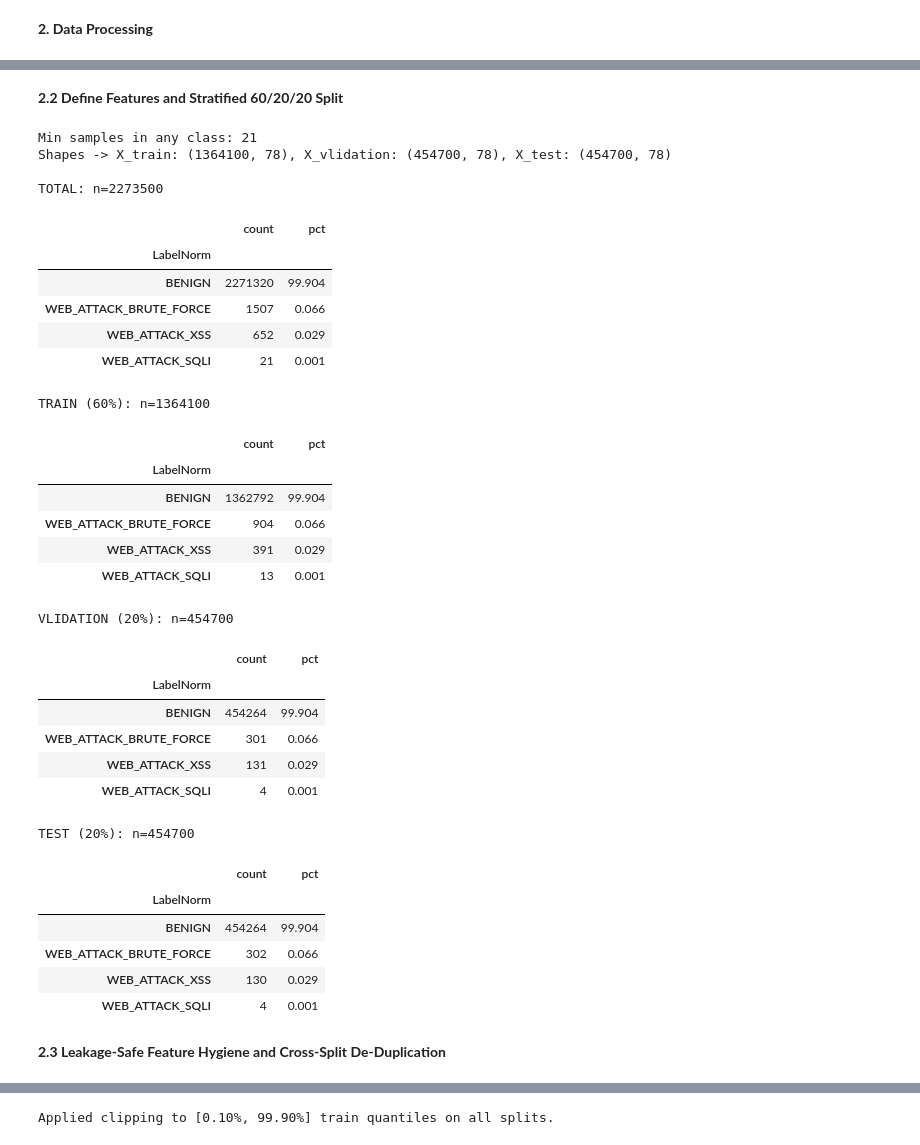
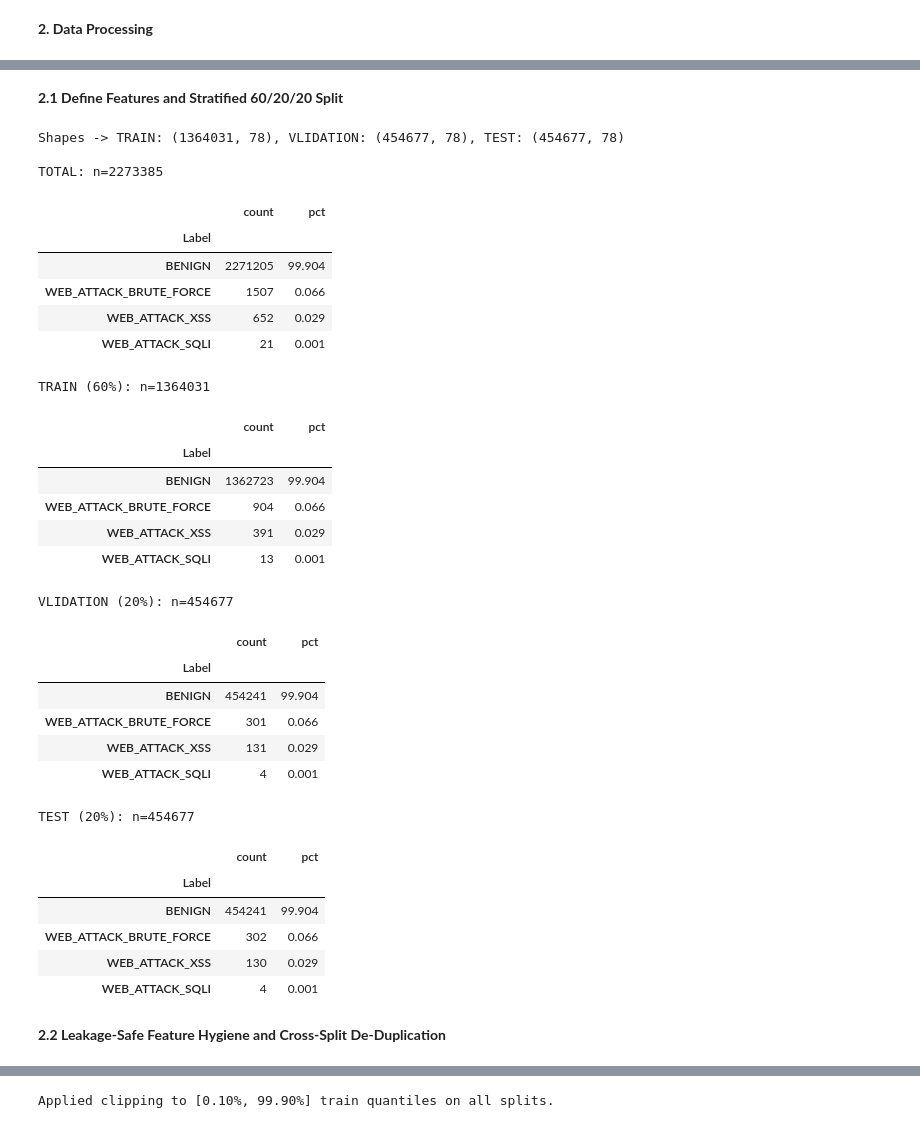
Before and after one commit to tanvirshikdar/CSE498R, a Jupyter notebook: Tanvir.ipynb, the cells around one changed output, grey strips where cells are left out. Saved outputs shown, nothing was run; the diff lists cells and outputs as text; code cells hidden in the pictures.

```diff
--- a/Tanvir.ipynb
+++ b/Tanvir.ipynb
@@ -588,86 +533,77 @@ Name: count, dtype: int64
 # %% [markdown]
-**2.2 Define Features and Stratified 60/20/20 Split**
+**2.1 Define Features and Stratified 60/20/20 Split**
 # %%
-# Exclude target and helper columns
-non_feature_cols = {'Label', 'LabelNorm'}
-# Remove EDA-only 'Protocol' if it exists
-if 'Protocol' in df_clean.columns:
+from sklearn.model_selection import train_test_split
+
+# Exclude target/helper columns
+non_feature_cols = {'Label', 'LabelBinary', 'LabelRaw'}
+if 'Protocol' in df_clean.columns:  # EDA may have created it
     non_feature_cols.add('Protocol')
 
 feature_cols = [c for c in df_clean.columns if c not in non_feature_cols]
 
-# Features (numeric only) and target
+# Numeric-only features + target
 X = df_clean[feature_cols].copy()
-y = df_clean['LabelNorm'].copy()
-
-# Drop any non-numeric features defensively
 obj_cols = X.select_dtypes(include=['object']).columns.tolist()
 if obj_cols:
-    print(f"Dropping non-numeric feature columns: {obj_cols}")
     X = X.drop(columns=obj_cols)
-    feature_cols = X.columns.tolist()
 
-# Ensure enough samples per class for 3-way stratified split
-cls_counts = y.value_counts()
-min_per_class = cls_counts.min()
-print(f"Min samples in any class: {min_per_class}")
-assert min_per_class >= 3, "Not enough samples in at least one class to support a 60/20/20 stratified split."
+y = df_clean['Label'].copy()
 
-# Split: 60% train, 20% VLIDATION, 20% test
-X_train, X_temp, y_train, y_temp = train_test_split(
-    X, y, test_size=0.4, stratify=y, random_state=RANDOM_STATE
-)
-X_vlidation, X_test, y_vlidation, y_test = train_test_split(
-    X_temp, y_temp, test_size=0.5, stratify=y_temp, random_state=RANDOM_STATE
-)
+# Check minimal per-class counts
+vc = y.value_counts()
+assert vc.min() >= 3, "Too few samples for a 3-way stratified split."
+
+# 60/20/20 stratified split
+X_train, X_temp, y_train, y_temp = train_test_split(X, y, test_size=0.4, stratify=y, random_state=RANDOM_STATE)
+X_vlidation, X_test, y_vlidation, y_test = train_test_split(X_temp, y_temp, test_size=0.5, stratify=y_temp, random_state=RANDOM_STATE)
 del X_temp, y_temp; gc.collect()
 
-print(f"Shapes -> X_train: {X_train.shape}, X_vlidation: {X_vlidation.shape}, X_test: {X_test.shape}")
+print(f"Shapes -> TRAIN: {X_train.shape}, VLIDATION: {X_vlidation.shape}, TEST: {X_test.shape}")
 
-def summarize_split(name, y_series):
-    counts = y_series.value_counts()
-    perc = (counts / counts.sum() * 100).round(3)
-    print(f"\n{name}: n={len(y_series)}")
-    display(pd.DataFrame({'count': counts, 'pct': perc}))
+def summarize_split(name, y_ser):
+    cnt = y_ser.value_counts()
+    pct = (cnt / cnt.sum() * 100).round(3)
+    print(f"\n{name}: n={len(y_ser)}")
+    display(pd.DataFrame({'count': cnt, 'pct': pct}))
 
 summarize_split("TOTAL", y)
 summarize_split("TRAIN (60%)", y_train)
 summarize_split("VLIDATION (20%)", y_vlidation)
 summarize_split("TEST (20%)", y_test)
 # %% [output]
-Min samples in any class: 21
-Shapes -> X_train: (1364100, 78), X_vlidation: (454700, 78), X_test: (454700, 78)
+Shapes -> TRAIN: (1364031, 78), VLIDATION: (454677, 78), TEST: (454677, 78)
 
-TOTAL: n=2273500
+TOTAL: n=2273385
 |  | count | pct |
-| LabelNorm |  |  |
-| BENIGN | 2271320 | 99.904 |
+| Label |  |  |
+| BENIGN | 2271205 | 99.904 |
 | WEB_ATTACK_BRUTE_FORCE | 1507 | 0.066 |
 | WEB_ATTACK_XSS | 652 | 0.029 |
 | WEB_ATTACK_SQLI | 21 | 0.001 |
-TRAIN (60%): n=1364100
+TRAIN (60%): n=1364031
 |  | count | pct |
-| LabelNorm |  |  |
-| BENIGN | 1362792 | 99.904 |
+| Label |  |  |
+| BENIGN | 1362723 | 99.904 |
 | WEB_ATTACK_BRUTE_FORCE | 904 | 0.066 |
 | WEB_ATTACK_XSS | 391 | 0.029 |
 | WEB_ATTACK_SQLI | 13 | 0.001 |
-VLIDATION (20%): n=454700
+VLIDATION (20%): n=454677
 |  | count | pct |
-| LabelNorm |  |  |
-| BENIGN | 454264 | 99.904 |
+| Label |  |  |
+| BENIGN | 454241 | 99.904 |
 | WEB_ATTACK_BRUTE_FORCE | 301 | 0.066 |
 | WEB_ATTACK_XSS | 131 | 0.029 |
 | WEB_ATTACK_SQLI | 4 | 0.001 |
-TEST (20%): n=454700
+TEST (20%): n=454677
 |  | count | pct |
-| LabelNorm |  |  |
-| BENIGN | 454264 | 99.904 |
+| Label |  |  |
+| BENIGN | 454241 | 99.904 |
 | WEB_ATTACK_BRUTE_FORCE | 302 | 0.066 |
 | WEB_ATTACK_XSS | 130 | 0.029 |
 | WEB_ATTACK_SQLI | 4 | 0.001 |
 # %% [markdown]
-**2.3 Leakage-Safe Feature Hygiene and Cross-Split De-Duplication**
+**2.2 Leakage-Safe Feature Hygiene and Cross-Split De-Duplication**
 # %%
 # 2.3 Leakage-Safe Feature Hygiene and Cross-Split De-Duplication (Train-only)
 
```
Also changed, not shown: parts of 16 cells of this notebook.
